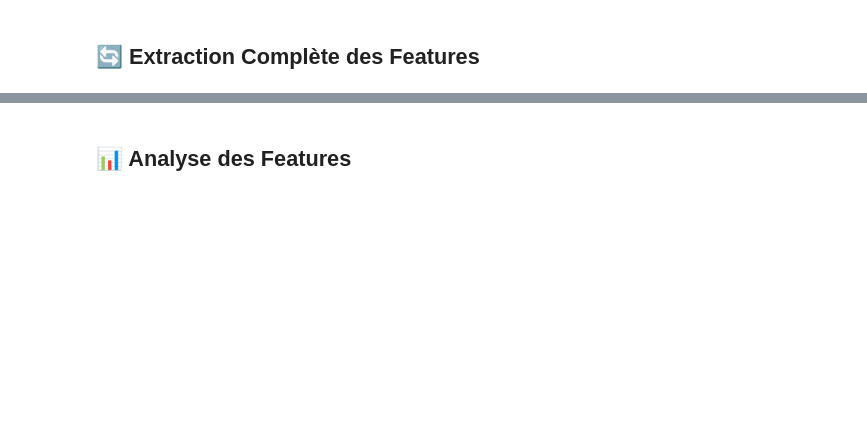
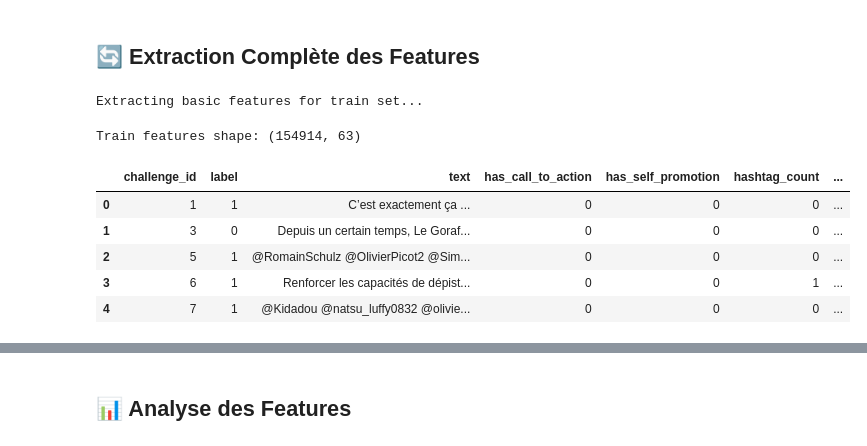
Before and after one commit to fajl88/influencer-or-observer, a Jupyter notebook: feature_engineering.ipynb, the cells around one changed output, grey strips where cells are left out. Drawn from its saved outputs; the diff is of its cells as text; code cells hidden in the pictures; blank space fills up the shorter version.

```diff
--- a/feature_engineering.ipynb
+++ b/feature_engineering.ipynb
@@ -402,13 +491,22 @@ def extract_all_features(tweet, sentiment_pipe=None, ner_pipe=None):
 # %%
 # Extraction des features de base (sans NLP avancé - plus rapide)
 print("Extracting basic features for train set...")
 train_features = []
 for tweet in tqdm(train_data):
     train_features.append(extract_all_features(tweet))
 
-train_df = pd.DataFrame(train_features)
+train_df = pd.dataFrame(train_features)
 print(f"Train features shape: {train_df.shape}")
 train_df.head()
+# %% [output]
+Extracting basic features for train set...
+Train features shape: (154914, 63)
+|  | challenge_id | label | text | has_call_to_action | has_self_promotion | hashtag_count | ... |
+| 0 | 1 | 1 | C’est exactement ça ... | 0 | 0 | 0 | ... |
+| 1 | 3 | 0 | Depuis un certain temps, Le Goraf... | 0 | 0 | 0 | ... |
+| 2 | 5 | 1 | @RomainSchulz @OlivierPicot2 @Sim... | 0 | 0 | 0 | ... |
+| 3 | 6 | 1 | Renforcer les capacités de dépist... | 0 | 0 | 1 | ... |
+| 4 | 7 | 1 | @Kidadou @natsu_luffy0832 @olivie... | 0 | 0 | 0 | ... |
 # %%
 print("Extracting basic features for test set...")
 test_features = []
```
Also changed, not shown: parts of 16 cells of this notebook, 6 other files.
